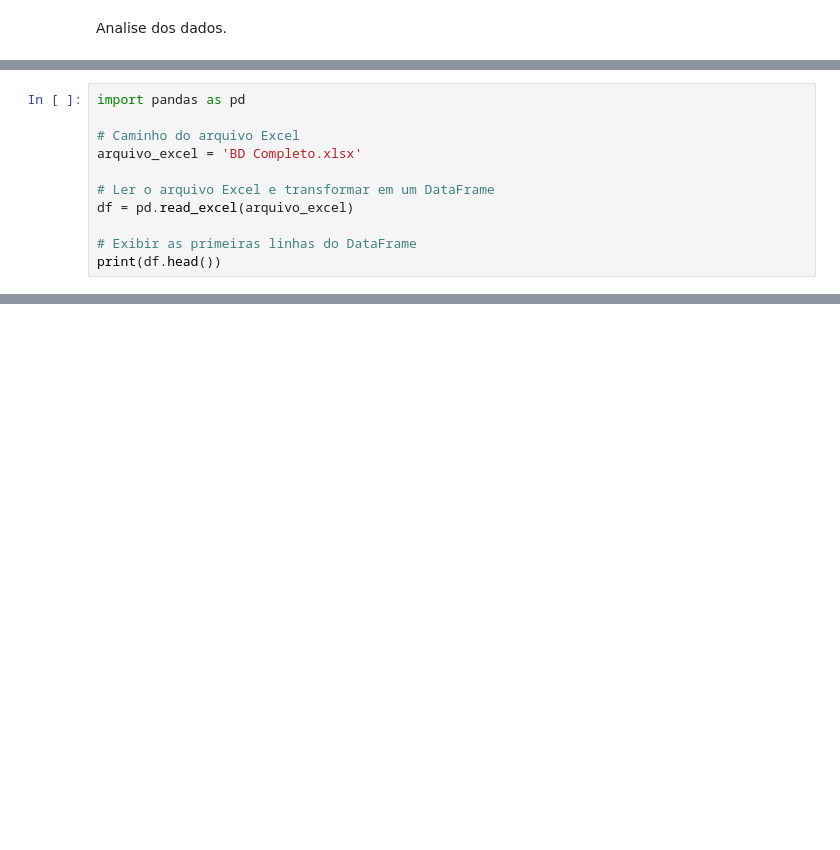
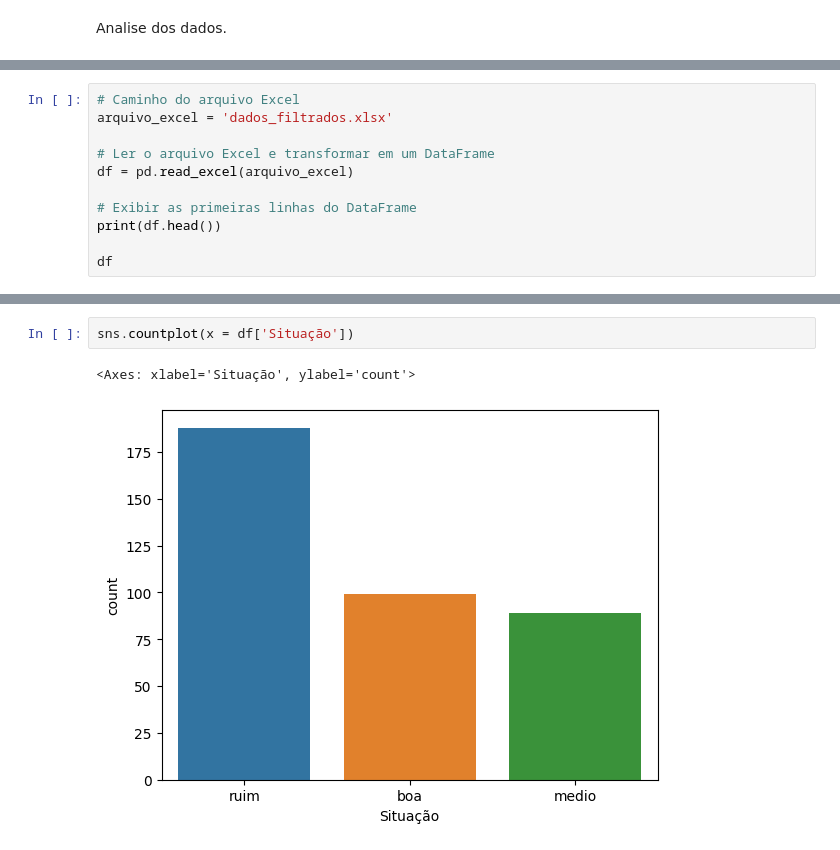
Before and after one commit to MessiasOli/aula_am_acoes, a Jupyter notebook: tratativa-dados.ipynb, the cells around one changed output, grey strips where cells are left out. Drawn from its saved outputs; the diff is of its cells as text; blank space fills up the shorter version.

Commit message:
:alembic: Primeiras analise dos dados
Primeiras analise dos dados

```diff
--- a/tratativa-dados.ipynb
+++ b/tratativa-dados.ipynb
@@ -3,12 +6,12 @@ Analise dos dados.
 # %%
-import pandas as pd
-
 # Caminho do arquivo Excel
-arquivo_excel = 'BD Completo.xlsx'
+arquivo_excel = 'dados_filtrados.xlsx'
 
 # Ler o arquivo Excel e transformar em um DataFrame
 df = pd.read_excel(arquivo_excel)
 
 # Exibir as primeiras linhas do DataFrame
 print(df.head())
+
+df
 # %% [output]
@@ -31,0 +80,5 @@ print(df.head())
+# %%
+sns.countplot(x = df['Situação'])
+# %% [output]
+<Axes: xlabel='Situação', ylabel='count'>
+[figure, added]
```
Also changed, not shown: parts of 5 cells of this notebook, 2 other files.
